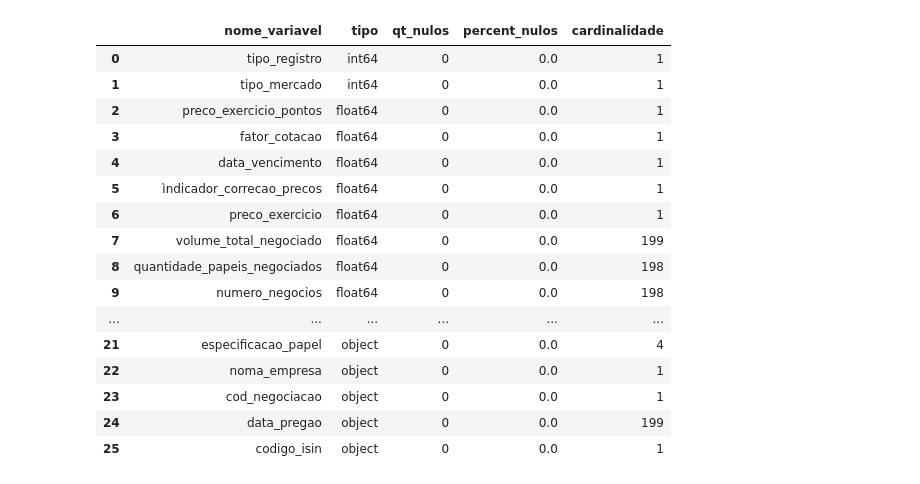
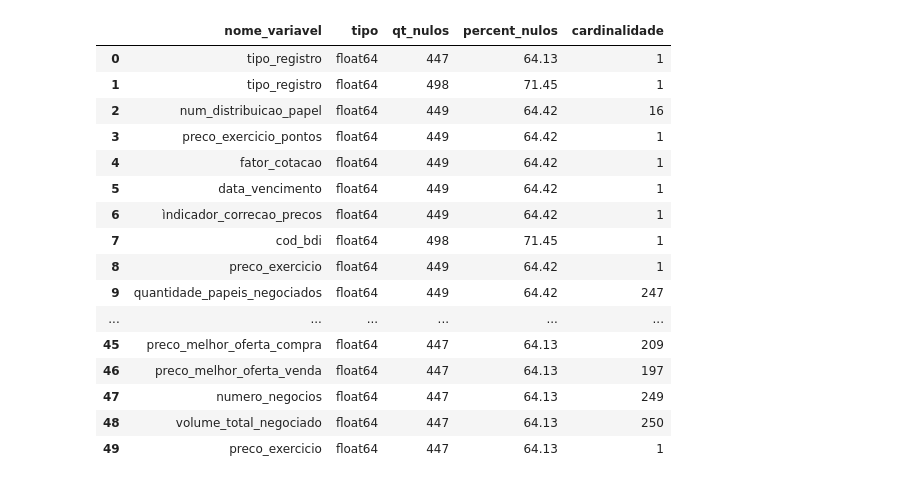
Before and after one commit to MatheusHenriqueDaSilva/data_science, a Jupyter notebook: Untitled11.ipynb, the cells around one changed output. Saved outputs shown, nothing was run; the diff lists cells and outputs as text; code cells hidden in the pictures.

```diff
--- a/Untitled11.ipynb
+++ b/Untitled11.ipynb
@@ -67 +72,12 @@ for coluna in listaVirgula:
+# %%
+dataframe = []
+
+# Verificando se todos os DataFrames existem
+for ano in ANOS:
+  dataframe.append(dados[f'data_{ano}'])
+
+data = pd.concat(dataframe, axis=1).reset_index(drop=True)
+
+
+##data =  pd.concat([dados[f'data_2018'],dados[f'data_2019'],dados[f'data_2020'],dados[f'data_2021'],dados[f'data_2022'],dados[f'data_2023'],dados[f'data_2024']], axis = 1).reset_index()
 # %%
@@ -89,35 +99,35 @@ data_itub4.head()
 # %%
 def generate_metadata(dataframe):
 
     metadata2 = pd.DataFrame({
         'nome_variavel': dataframe.columns,
         'tipo': dataframe.dtypes,
         'qt_nulos': dataframe.isnull().sum(),
         'percent_nulos': round((dataframe.isnull().sum() / len(dataframe))* 100,2),
         'cardinalidade': dataframe.nunique(),
     })
     metadata2=metadata2.sort_values(by='tipo')
     metadata2 = metadata2.reset_index(drop=True)
 
     return metadata2
 
-metadados = generate_metadata(data_itub4)
-metadados
+metadados = generate_metadata(data)
+metadados.head(50)
 # %% [output]
 |  | nome_variavel | tipo | qt_nulos | percent_nulos | cardinalidade |
-| 0 | tipo_registro | int64 | 0 | 0.0 | 1 |
-| 1 | tipo_mercado | int64 | 0 | 0.0 | 1 |
-| 2 | preco_exercicio_pontos | float64 | 0 | 0.0 | 1 |
-| 3 | fator_cotacao | float64 | 0 | 0.0 | 1 |
-| 4 | data_vencimento | float64 | 0 | 0.0 | 1 |
-| 5 | ìndicador_correcao_precos | float64 | 0 | 0.0 | 1 |
-| 6 | preco_exercicio | float64 | 0 | 0.0 | 1 |
-| 7 | volume_total_negociado | float64 | 0 | 0.0 | 199 |
-| 8 | quantidade_papeis_negociados | float64 | 0 | 0.0 | 198 |
-| 9 | numero_negocios | float64 | 0 | 0.0 | 198 |
+| 0 | tipo_registro | float64 | 447 | 64.13 | 1 |
+| 1 | tipo_registro | float64 | 498 | 71.45 | 1 |
+| 2 | num_distribuicao_papel | float64 | 449 | 64.42 | 16 |
+| 3 | preco_exercicio_pontos | float64 | 449 | 64.42 | 1 |
+| 4 | fator_cotacao | float64 | 449 | 64.42 | 1 |
+| 5 | data_vencimento | float64 | 449 | 64.42 | 1 |
+| 6 | ìndicador_correcao_precos | float64 | 449 | 64.42 | 1 |
+| 7 | cod_bdi | float64 | 498 | 71.45 | 1 |
+| 8 | preco_exercicio | float64 | 449 | 64.42 | 1 |
+| 9 | quantidade_papeis_negociados | float64 | 449 | 64.42 | 247 |
 | ... | ... | ... | ... | ... | ... |
-| 21 | especificacao_papel | object | 0 | 0.0 | 4 |
-| 22 | noma_empresa | object | 0 | 0.0 | 1 |
-| 23 | cod_negociacao | object | 0 | 0.0 | 1 |
-| 24 | data_pregao | object | 0 | 0.0 | 199 |
-| 25 | codigo_isin | object | 0 | 0.0 | 1 |
+| 45 | preco_melhor_oferta_compra | float64 | 447 | 64.13 | 209 |
+| 46 | preco_melhor_oferta_venda | float64 | 447 | 64.13 | 197 |
+| 47 | numero_negocios | float64 | 447 | 64.13 | 249 |
+| 48 | volume_total_negociado | float64 | 447 | 64.13 | 250 |
+| 49 | preco_exercicio | float64 | 447 | 64.13 | 1 |
```
Also changed, not shown: parts of 12 cells of this notebook.
